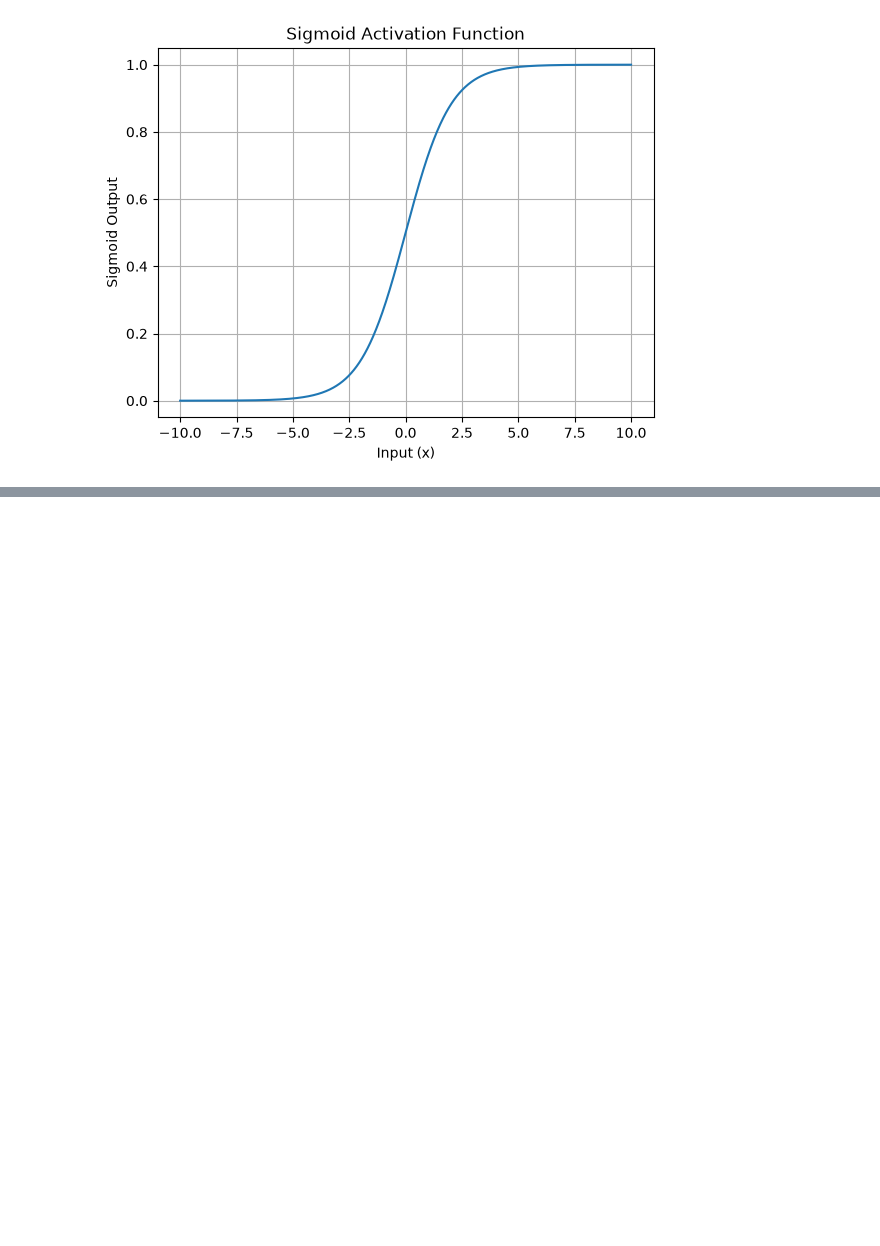
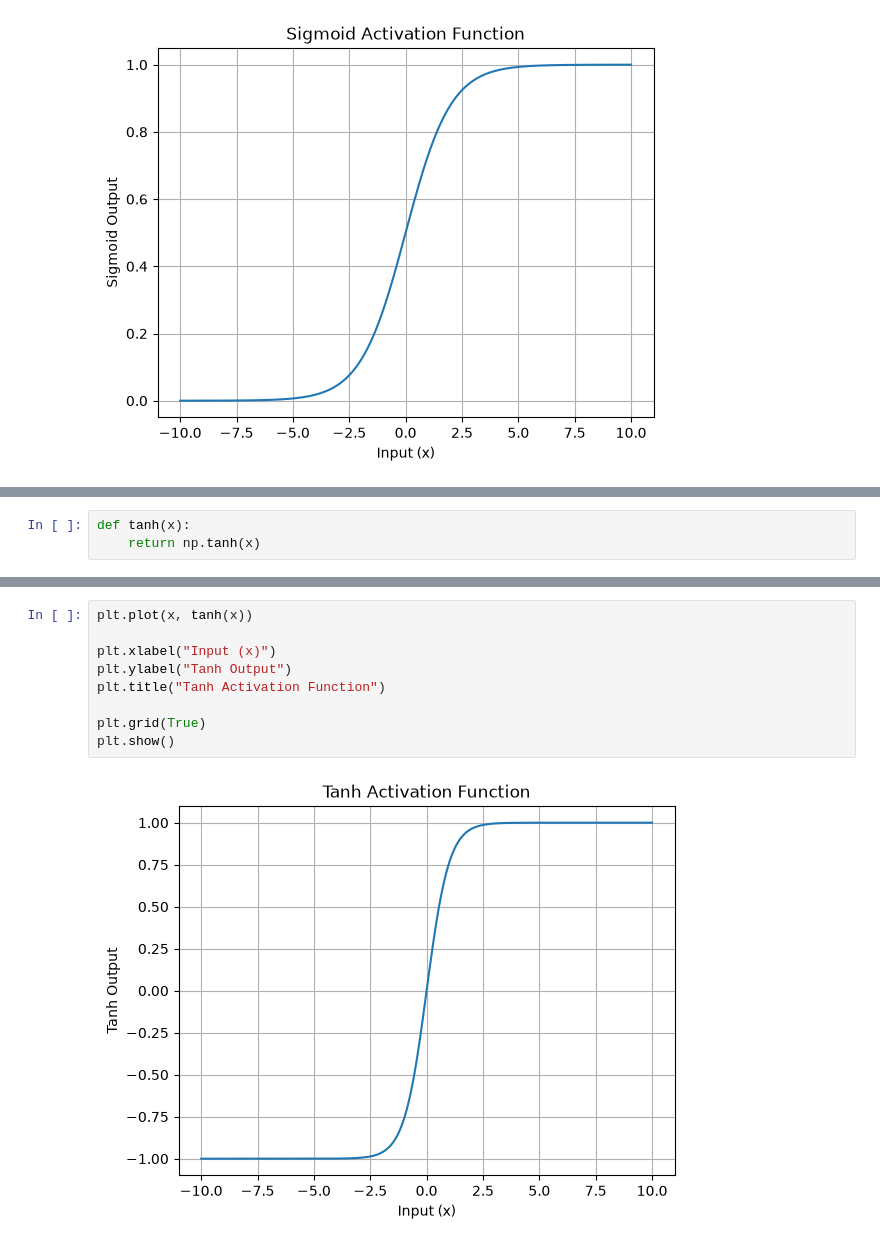
Before and after one commit to iammuhammadhassan/Deep-Learning, a Jupyter notebook: activation_functions.ipynb, the cells around one changed output, grey strips where cells are left out. Cells and saved outputs as stored; diff of their text form; blank space fills up the shorter version.

Commit message:
Tanh

```diff
--- a/activation_functions.ipynb
+++ b/activation_functions.ipynb
@@ -29,0 +32,3 @@ plt.show()
+# %%
+def tanh(x):
+    return np.tanh(x)
@@ -29,0 +43,11 @@ plt.show()
+# %%
+plt.plot(x, tanh(x))
+
+plt.xlabel("Input (x)")
+plt.ylabel("Tanh Output")
+plt.title("Tanh Activation Function")
+
+plt.grid(True)
+plt.show()
+# %% [output]
+[figure, added]
```
Also changed, not shown: parts of 2 cells of this notebook.
